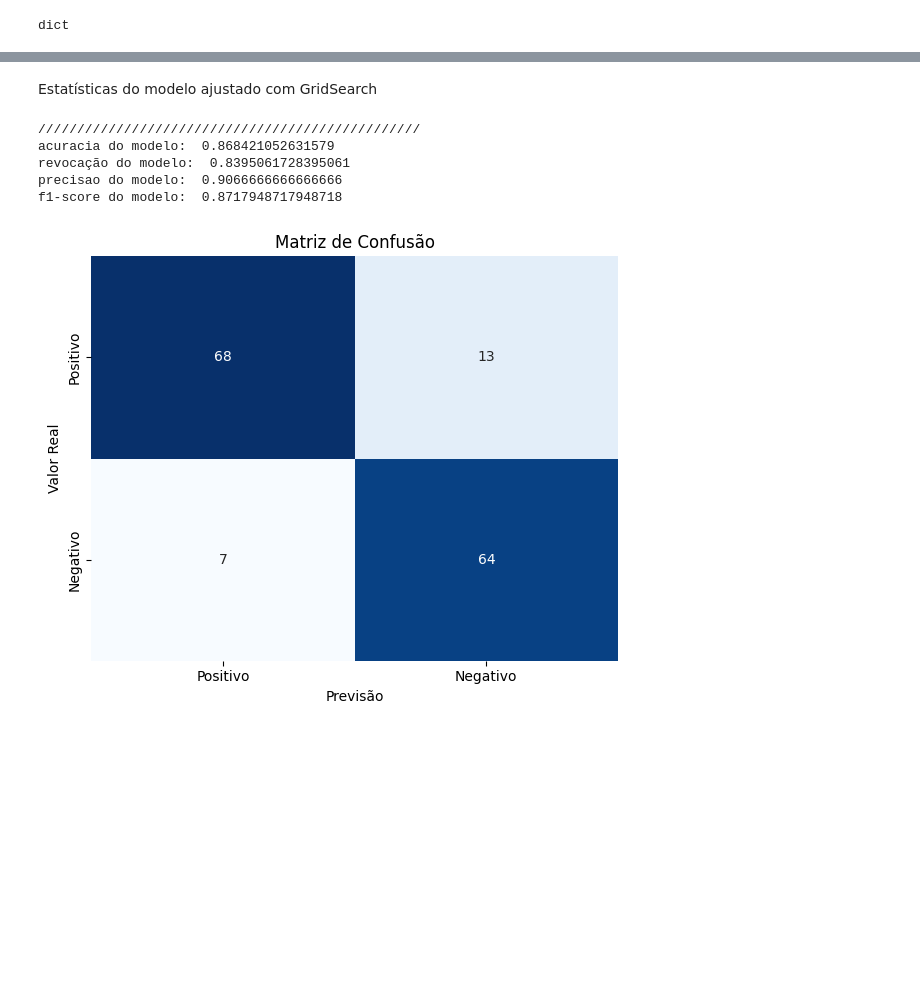
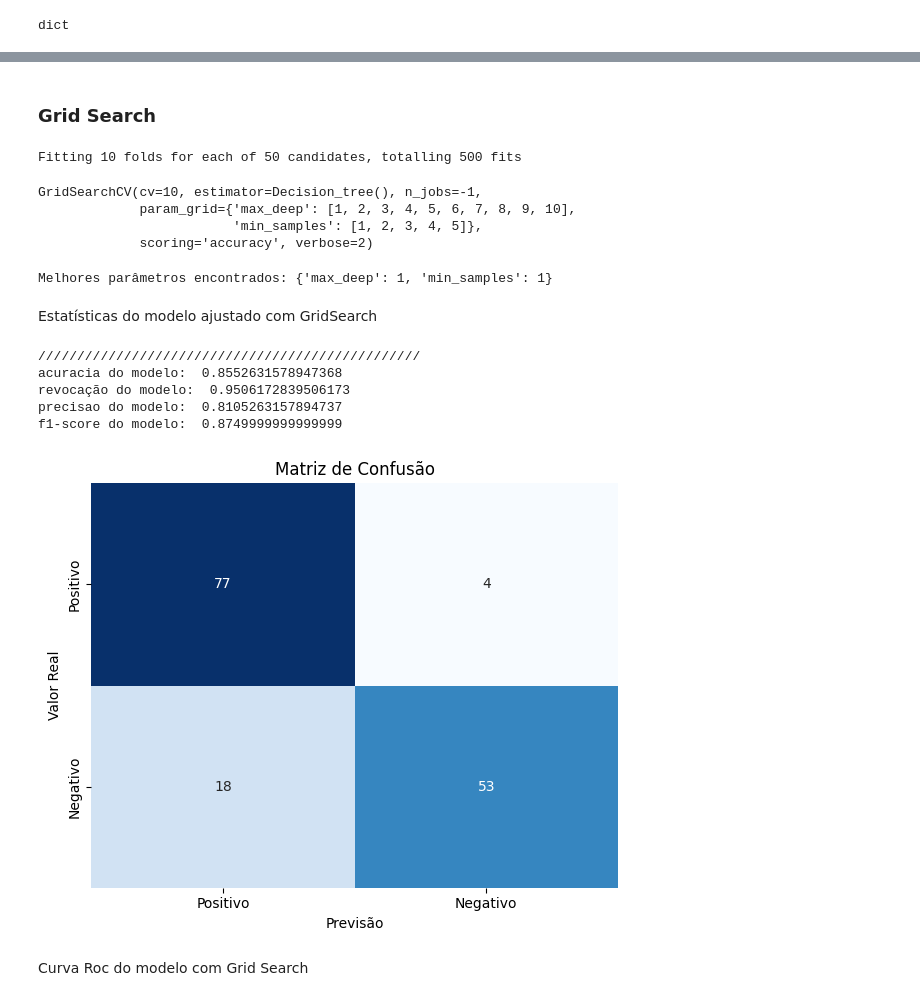
Before and after one commit to J0hnV1ct0r/Rpad, a Jupyter notebook: Classificação_tree_svm.ipynb, the cells around one changed output, grey strips where cells are left out. Cells and saved outputs as stored; diff of their text form; code cells hidden in the pictures; blank space fills up the shorter version.

```diff
--- a/Classificação_tree_svm.ipynb
+++ b/Classificação_tree_svm.ipynb
@@ -112,6 +149,6 @@ Modelo não ajustado
 # %%
 # Treinamento
-svm_rbf = SVC(kernel='rbf', C=1.0, gamma=2, random_state=42)
+svm_rbf = SVC(probability=True, kernel='rbf', C=1.0, gamma=2, random_state=42)
 svm_rbf.fit(norm_Trx, y_train)
 
 # Predição
@@ -257,0 +566,16 @@ best['C']
+# %%
+class root_leaf():
+    def __init__(self,classe,feature,limiar,gini, root=False):
+        self.classe=classe
+        self.feature=feature
+        self.limiar=limiar
+        self.gini=gini
+        self.root=root
+        self.go_True=None
+        self.go_False=None
+
+    def save_leaf(self,leaf,condition):
+        if condition:
+            self.go_True=leaf
+        else:
+            self.go_False=leaf
@@ -258,12 +847,42 @@ best['C']
+# %% [markdown]
+### Grid Search
+# %%
+# Lista de parametros para o grid search
+param_grid = {
+    'max_deep': [1,2,3,4,5,6,7,8,9,10],
+    'min_samples': [1,2,3,4,5]
+}
+
+# Configurar o Grid Search com validação cruzada
+grid_search = GridSearchCV(
+    estimator=Decision_tree(),
+    param_grid=param_grid,
+    scoring='accuracy',       # Métrica para otimizar
+    cv=10,                    # Número de folds na validação cruzada
+    verbose=2,
+    n_jobs=-1
+)
+# %%
+grid_search.fit(norm_Trx, y_train)
+# %% [output]
+Fitting 10 folds for each of 50 candidates, totalling 500 fits
+GridSearchCV(cv=10, estimator=Decision_tree(), n_jobs=-1,
+             param_grid={'max_deep': [1, 2, 3, 4, 5, 6, 7, 8, 9, 10],
+                         'min_samples': [1, 2, 3, 4, 5]},
+             scoring='accuracy', verbose=2)
+# %%
+print("Melhores parâmetros encontrados:", grid_search.best_params_)
+# %% [output]
+Melhores parâmetros encontrados: {'max_deep': 1, 'min_samples': 1}
 # %% [markdown]
 Estatísticas do modelo ajustado com GridSearch
 # %%
 # Treinamento
-svm_rbf = SVC(kernel='rbf', C=32, gamma=0.125, random_state=42)
-svm_rbf.fit(norm_Trx, y_train)
+tree=Decision_tree(1,1)
+tree.fit(norm_Trx,y_train)
 
 # Predição
-y_pred = svm_rbf.predict(norm_Tsx)
+y_pred = tree.predict(norm_Tsx)
 
 TP = 0  # Verdadeiro Positivo
 FN = 0  # Falso Negativo
@@ -294,35 +913,37 @@ print("acuracia do modelo: ",acuracia)
 # Calculo da revocação
 revocacao = TP / (TP + FN)
 print("revocação do modelo: ",revocacao)
 
 # Calculando a precisão
 precisao = TP / (TP + FP)
 print("precisao do modelo: ",precisao)
 
 # Calculando f1-score
 f1_score = 2 * (precisao * revocacao) / (precisao + revocacao)
 print("f1-score do modelo: ",f1_score)
 
 # Criar o gráfico
 plt.figure(figsize=(6, 5))
 ax = sns.heatmap(matriz_confusao, annot=True, fmt="d", cmap="Blues", cbar=False)
 
 # Configurações do gráfico
 ax.set_title("Matriz de Confusão")
 ax.set_xlabel("Previsão")
 ax.set_ylabel("Valor Real")
 
 # Adicionando rótulos aos eixos
 ax.xaxis.set_ticklabels(["Positivo", "Negativo"])
 ax.yaxis.set_ticklabels(["Positivo", "Negativo"])
 
 # Exibir o gráfico
 plt.tight_layout()
 plt.show()
 # %% [output]
 /////////////////////////////////////////////////
-acuracia do modelo:  0.868421052631579
-revocação do modelo:  0.8395061728395061
-precisao do modelo:  0.9066666666666666
-f1-score do modelo:  0.8717948717948718
+acuracia do modelo:  0.8552631578947368
+revocação do modelo:  0.9506172839506173
+precisao do modelo:  0.8105263157894737
+f1-score do modelo:  0.8749999999999999
-[figure, old version]
+[figure, new version]
+# %% [markdown]
+Curva Roc do modelo com Grid Search
```
Also changed, not shown: parts of 52 cells of this notebook, 1 other file.
